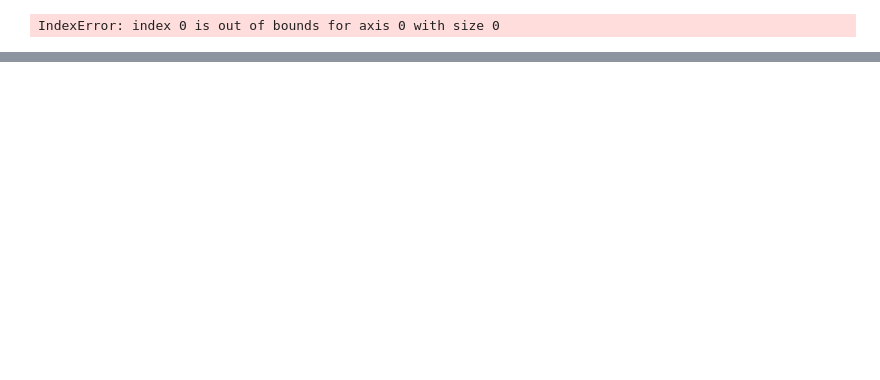
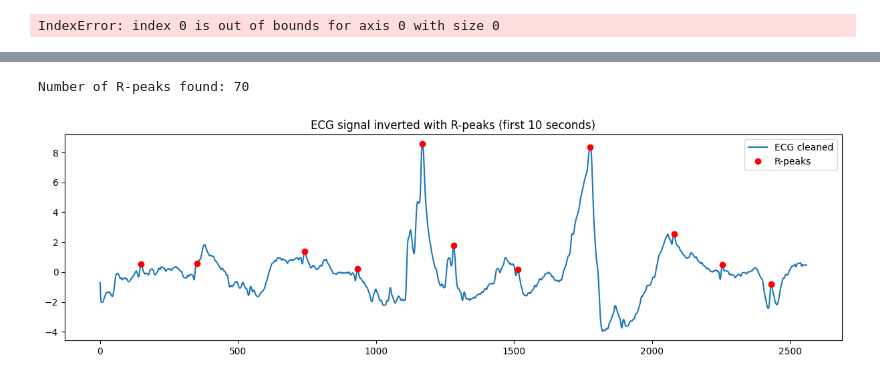
Before and after one commit to diablo010/cognitive-load-physio, a Jupyter notebook: Model1.ipynb, the cells around one changed output, grey strips where cells are left out. Cells and saved outputs as stored; diff of their text form; code cells hidden in the pictures; blank space fills up the shorter version.

```diff
--- a/Model1.ipynb
+++ b/Model1.ipynb
@@ -228,0 +285,25 @@ IndexError: index 0 is out of bounds for axis 0 with size 0
+# %%
+# seems like the signal is inverted so, reversing it
+# invert the signal
+ecg_raw = ecg_signal['ecg2'].values * -1
+
+# redo everything with inverted signal
+ecg_cleaned = nk.ecg_clean(ecg_raw, sampling_rate=256)
+peaks, info = nk.ecg_peaks(ecg_cleaned, sampling_rate=256)
+
+peak_indices = np.where(peaks['ECG_R_Peaks'] == 1)[0]
+print("Number of R-peaks found:", len(peak_indices))
+
+# plot again
+samples_10sec = 256 * 10
+plt.figure(figsize=(15, 4))
+plt.plot(ecg_cleaned[:samples_10sec], label='ECG cleaned')
+plt.plot(peak_indices[peak_indices < samples_10sec],
+         ecg_cleaned[peak_indices[peak_indices < samples_10sec]],
+         'ro', label='R-peaks')
+plt.legend()
+plt.title('ECG signal inverted with R-peaks (first 10 seconds)')
+plt.show()
+# %% [output]
+Number of R-peaks found: 70
+[figure, added]
```
Also changed, not shown: parts of 15 cells of this notebook.
